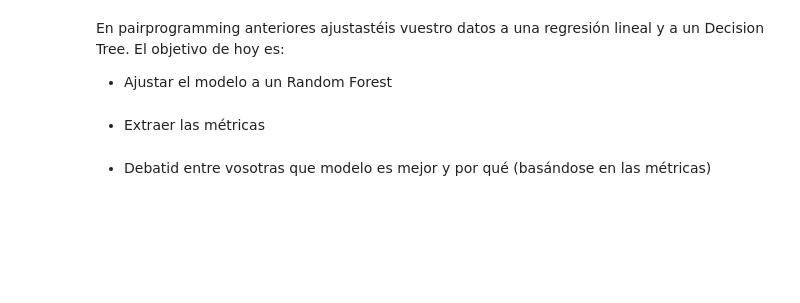
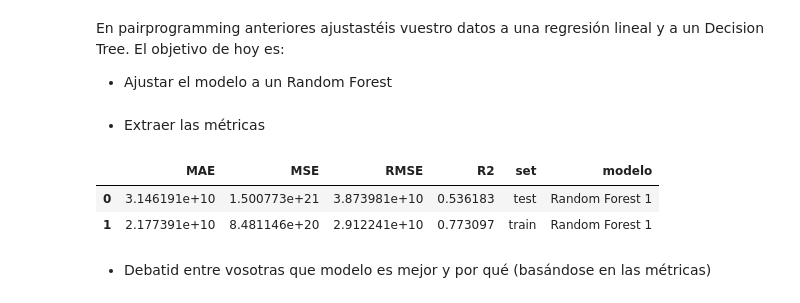
Before and after one commit to Adalab/promo-d-da-modulo3-sprint1-elisa-lidya, a Jupyter notebook: regresion-lineal/12-pair-regresion-lineal-random-forest.ipynb, the cells around one changed output. Cells and saved outputs as stored; diff of their text form; code cells hidden in the pictures; blank space fills up the shorter version.

```diff
--- a/regresion-lineal/12-pair-regresion-lineal-random-forest.ipynb
+++ b/regresion-lineal/12-pair-regresion-lineal-random-forest.ipynb
@@ -54,7 +55,40 @@ df_socio.head(2)
 # %% [markdown]
 En pairprogramming anteriores ajustastéis vuestro datos a una regresión lineal y a un Decision Tree. El objetivo de hoy es:
  - Ajustar el modelo a un Random Forest
+# %%
+X = df_socio.drop('life_expectancy_at_birth_total_bc', axis=1)
+y = df_socio['life_expectancy_at_birth_total_bc']
+# %%
+x_train, x_test, y_train, y_test = train_test_split(X, y, test_size = 0.3, random_state = 63)
+
+bosque = RandomForestRegressor(max_depth=3, max_features=5, min_samples_leaf=5, min_samples_split=10, random_state= 137)
+
+bosque.fit(x_train, y_train)
+
+y_pred_test = bosque.predict(x_test)
+y_pred_train = bosque.predict(x_train)
 # %% [markdown]
  - Extraer las métricas
+# %%
+def metricas(y_test, y_train, y_test_pred, y_train_pred, tipo_modelo):
+
+
+    resultados = {'MAE': [mean_absolute_error(y_test, y_test_pred), mean_absolute_error(y_train, y_train_pred)],
+                'MSE': [mean_squared_error(y_test, y_test_pred), mean_squared_error(y_train, y_train_pred)],
+                'RMSE': [np.sqrt(mean_squared_error(y_test, y_test_pred)), np.sqrt(mean_squared_error(y_train, y_train_pred))],
+                'R2':  [r2_score(y_test, y_test_pred), r2_score(y_train, y_train_pred)],
+                "set": ["test", "train"]}
+
+    df = pd.DataFrame(resultados)
+    df["modelo"] = tipo_modelo
+    return df
+# %%
+resultados1 = metricas(y_test, y_train, y_pred_test, y_pred_train, 'Random Forest 1')
+# %%
+resultados1
+# %% [output]
+|  | MAE | MSE | RMSE | R2 | set | modelo |
+| 0 | 3.146191e+10 | 1.500773e+21 | 3.873981e+10 | 0.536183 | test | Random Forest 1 |
+| 1 | 2.177391e+10 | 8.481146e+20 | 2.912241e+10 | 0.773097 | train | Random Forest 1 |
 # %% [markdown]
  - Debatid entre vosotras que modelo es mejor y por qué (basándose en las métricas)
```
Also changed, not shown: parts of 1 cell of this notebook, 1 other file.
